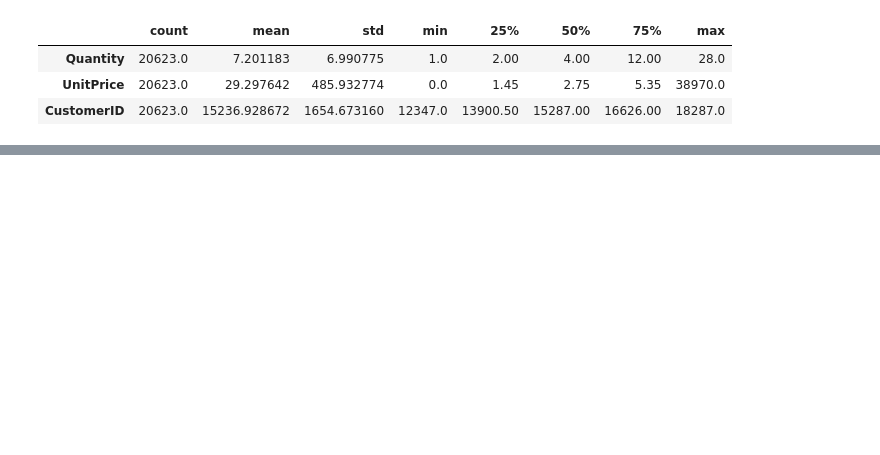
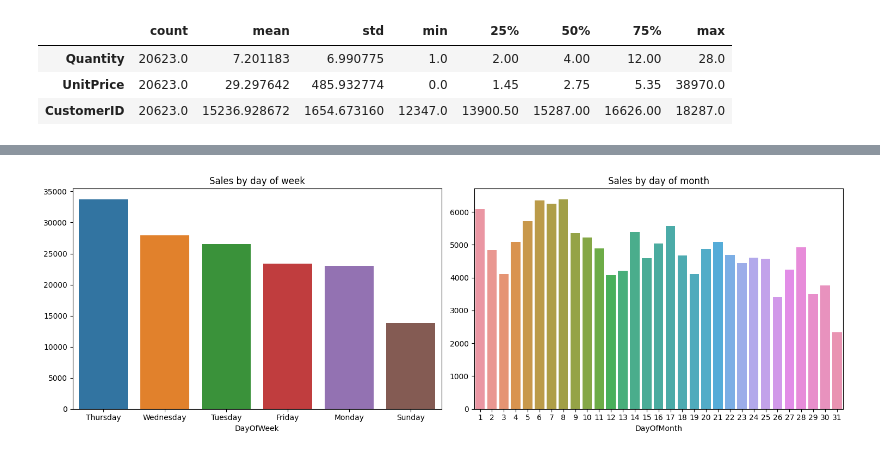
Before and after one commit to ArjunVylat/E-commerce-Purchase-Analysis, a Jupyter notebook: Customer Purchase Analysis for E-Commerce Website.ipynb, the cells around one changed output, grey strips where cells are left out. Saved outputs shown, nothing was run; the diff lists cells and outputs as text; code cells hidden in the pictures; blank space fills up the shorter version.

```diff
--- a/Customer Purchase Analysis for E-Commerce Website.ipynb
+++ b/Customer Purchase Analysis for E-Commerce Website.ipynb
@@ -32,0 +64,22 @@ data.describe().T
+# %%
+import seaborn as sns
+
+data['InvoiceDate'] = pd.to_datetime(data['InvoiceDate'])
+data['DayOfWeek'] = data['InvoiceDate'].dt.day_name()
+data['DayOfMonth'] = data['InvoiceDate'].dt.day
+sales_by_day_of_week = data.groupby('DayOfWeek')['Quantity'].sum().sort_values(ascending=False)
+sales_by_day_of_month = data.groupby('DayOfMonth')['Quantity'].sum().sort_values(ascending=False)
+
+plt.figure(figsize=(15, 5))
+plt.subplot(1, 2, 1)
+sns.barplot(x = sales_by_day_of_week.index, y = sales_by_day_of_week.values)
+plt.title('Sales by day of week')
+
+plt.subplot(1, 2, 2)
+sns.barplot(x = sales_by_day_of_month.index, y = sales_by_day_of_month.values)
+plt.title('Sales by day of month')
+
+plt.tight_layout()
+plt.show()
+# %% [output]
+[figure, added]
```
Also changed, not shown: parts of 4 cells of this notebook.
